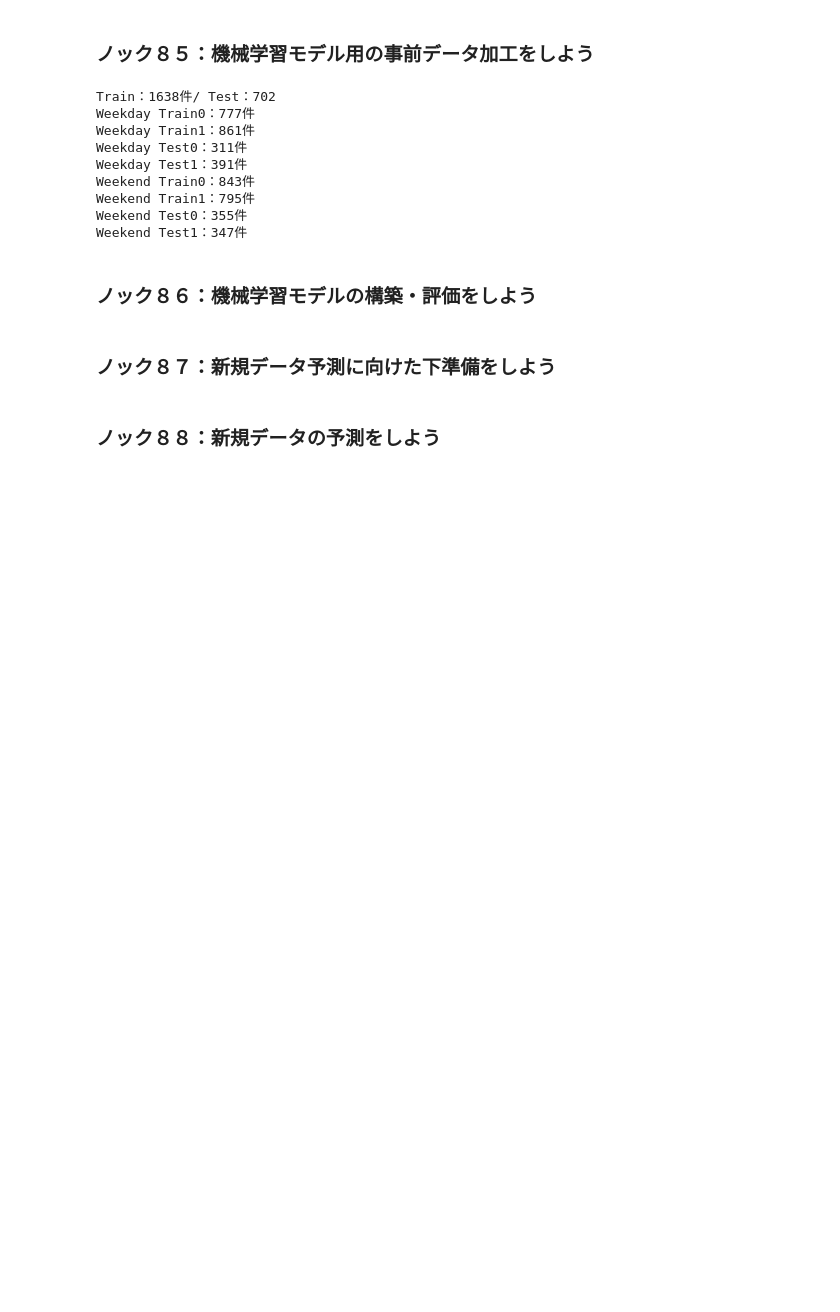
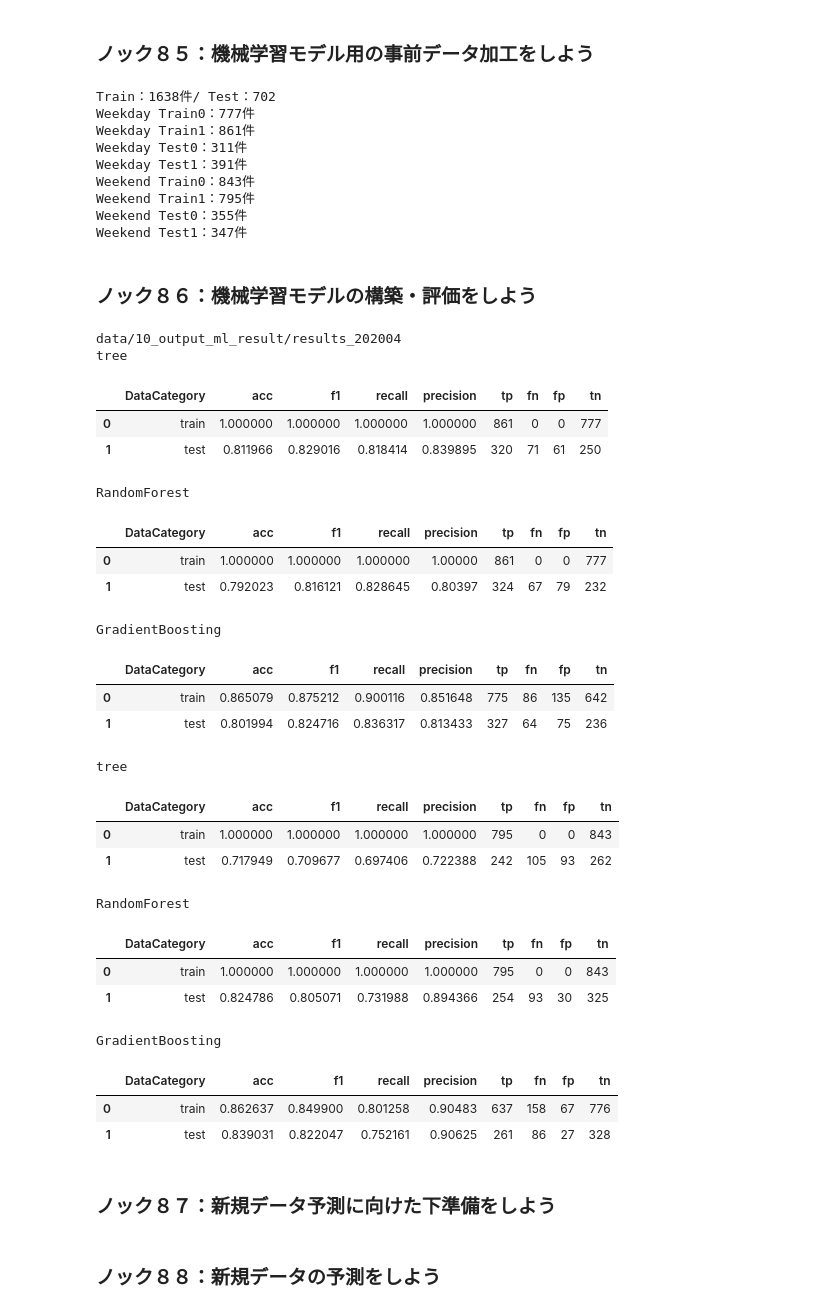
Before and after one commit to winuim/python-lm-system-100, a Jupyter notebook: chapter-9/chapter-9.ipynb, the cells around one changed output. Drawn from its saved outputs; the diff is of its cells as text; code cells hidden in the pictures; blank space fills up the shorter version.

```diff
--- a/chapter-9/chapter-9.ipynb
+++ b/chapter-9/chapter-9.ipynb
@@ -217,3 +240,83 @@ Weekend Test1：347件
+# %%
+from sklearn.metrics import accuracy_score, f1_score, recall_score, precision_score, confusion_matrix
+from sklearn.ensemble import RandomForestClassifier, GradientBoostingClassifier
+from sklearn.tree import DecisionTreeClassifier
+import pickle
+
+X_cols = list(train_data.columns)
+X_cols.remove("y_weekday")
+X_cols.remove("y_weekend")
+targets_y = ["y_weekday", "y_weekend"]
+
+target_output_dir_name = f'results_{tg_ym}'
+target_output_dir = os.path.join(output_ml_result_dir, target_output_dir_name)
+os.makedirs(target_output_dir, exist_ok=True)
+print(target_output_dir)
+
+score_all = []
+importance_all = []
+
+for target_y in targets_y:
+    y_train = train_data[target_y]
+    X_train = train_data[X_cols]
+    y_test = test_data[target_y]
+    X_test = test_data[X_cols]
+    models = {"tree": DecisionTreeClassifier(random_state=0), "RandomForest": RandomForestClassifier(random_state=0), "GradientBoosting": GradientBoostingClassifier(random_state=0)}
+
+    for model_name, model in models.items():
+        print(model_name)
+        score, importance, model, cols = make_model_and_eval(model, X_train, X_test, y_train, y_test)
+        score["model_name"] = model_name
+        importance["model_name"] = model_name
+        score["model_target"] = target_y
+        importance["model_target"] = target_y
+
+        model_name = f'model_{target_y}_{model_name}.pickle'
+        model_path = os.path.join(target_output_dir, model_name)
+        with open(model_path, mode="wb") as f:
+            pickle.dump(model, f, protocol=2)
+        score_all.append(score)
+        importance_all.append(importance)
+
+score_all = pd.concat(score_all, ignore_index=True)
+importance_all = pd.concat(importance_all, ignore_index=True)
+cols = pd.DataFrame({"X_cols":X_train.columns})
+
+score_name = "score.csv"
+importance_name = "importance.csv"
+cols_name = "X_cols.csv"
+score_path = os.path.join(target_output_dir, score_name)
+importance_path = os.path.join(target_output_dir, importance_name)
+cols_path = os.path.join(target_output_dir, cols_name)
+score_all.to_csv(score_path, index=False)
+importance_all.to_csv(importance_path, index=False)
+cols.to_csv(cols_path, index=False)
+# %% [output]
+data/10_output_ml_result/results_202004
+tree
+|  | DataCategory | acc | f1 | recall | precision | tp | fn | fp | tn |
+| 0 | train | 1.000000 | 1.000000 | 1.000000 | 1.000000 | 861 | 0 | 0 | 777 |
+| 1 | test | 0.811966 | 0.829016 | 0.818414 | 0.839895 | 320 | 71 | 61 | 250 |
+RandomForest
+|  | DataCategory | acc | f1 | recall | precision | tp | fn | fp | tn |
+| 0 | train | 1.000000 | 1.000000 | 1.000000 | 1.00000 | 861 | 0 | 0 | 777 |
+| 1 | test | 0.792023 | 0.816121 | 0.828645 | 0.80397 | 324 | 67 | 79 | 232 |
+GradientBoosting
+|  | DataCategory | acc | f1 | recall | precision | tp | fn | fp | tn |
+| 0 | train | 0.865079 | 0.875212 | 0.900116 | 0.851648 | 775 | 86 | 135 | 642 |
+| 1 | test | 0.801994 | 0.824716 | 0.836317 | 0.813433 | 327 | 64 | 75 | 236 |
+tree
+|  | DataCategory | acc | f1 | recall | precision | tp | fn | fp | tn |
+| 0 | train | 1.000000 | 1.000000 | 1.000000 | 1.000000 | 795 | 0 | 0 | 843 |
+| 1 | test | 0.717949 | 0.709677 | 0.697406 | 0.722388 | 242 | 105 | 93 | 262 |
+RandomForest
+|  | DataCategory | acc | f1 | recall | precision | tp | fn | fp | tn |
+| 0 | train | 1.000000 | 1.000000 | 1.000000 | 1.000000 | 795 | 0 | 0 | 843 |
+| 1 | test | 0.824786 | 0.805071 | 0.731988 | 0.894366 | 254 | 93 | 30 | 325 |
+GradientBoosting
+|  | DataCategory | acc | f1 | recall | precision | tp | fn | fp | tn |
+| 0 | train | 0.862637 | 0.849900 | 0.801258 | 0.90483 | 637 | 158 | 67 | 776 |
+| 1 | test | 0.839031 | 0.822047 | 0.752161 | 0.90625 | 261 | 86 | 27 | 328 |
 # %% [markdown]
 ### ノック８７：新規データ予測に向けた下準備をしよう
 # %% [markdown]
```
Also changed, not shown: parts of 1 cell of this notebook.
